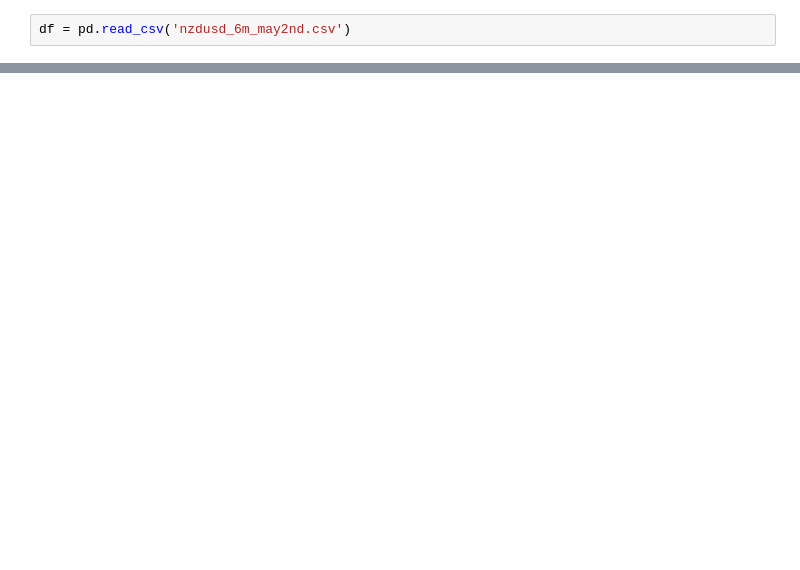
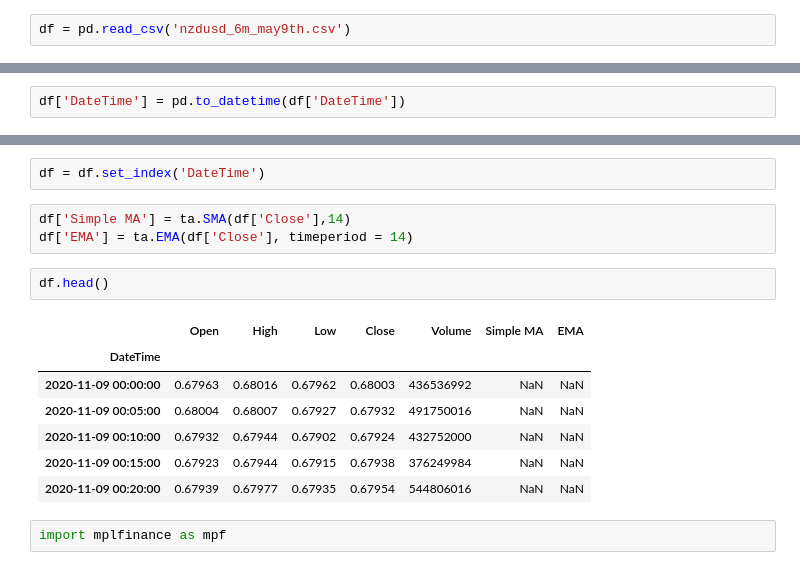
Before and after one commit to neelfx/Darwinex, a Jupyter notebook: Darwinex_NZDUSD.ipynb, the cells around one changed output, grey strips where cells are left out. Saved outputs shown, nothing was run; the diff lists cells and outputs as text; blank space fills up the shorter version.

```diff
--- a/Darwinex_NZDUSD.ipynb
+++ b/Darwinex_NZDUSD.ipynb
@@ -30,2 +7,2 @@ import numpy as np
 # %%
-df = pd.read_csv('nzdusd_6m_may2nd.csv')
+df = pd.read_csv('nzdusd_6m_may9th.csv')
@@ -31,0 +34,2 @@ df = pd.read_csv('nzdusd_6m_may2nd.csv')
+# %%
+df['DateTime'] = pd.to_datetime(df['DateTime'])
@@ -31,0 +61,17 @@ df = pd.read_csv('nzdusd_6m_may2nd.csv')
+# %%
+df = df.set_index('DateTime')
+# %%
+df['Simple MA'] = ta.SMA(df['Close'],14)
+df['EMA'] = ta.EMA(df['Close'], timeperiod = 14)
+# %%
+df.head()
+# %% [output]
+|  | Open | High | Low | Close | Volume | Simple MA | EMA |
+| DateTime |  |  |  |  |  |  |  |
+| 2020-11-09 00:00:00 | 0.67963 | 0.68016 | 0.67962 | 0.68003 | 436536992 | NaN | NaN |
+| 2020-11-09 00:05:00 | 0.68004 | 0.68007 | 0.67927 | 0.67932 | 491750016 | NaN | NaN |
+| 2020-11-09 00:10:00 | 0.67932 | 0.67944 | 0.67902 | 0.67924 | 432752000 | NaN | NaN |
+| 2020-11-09 00:15:00 | 0.67923 | 0.67944 | 0.67915 | 0.67938 | 376249984 | NaN | NaN |
+| 2020-11-09 00:20:00 | 0.67939 | 0.67977 | 0.67935 | 0.67954 | 544806016 | NaN | NaN |
+# %%
+import mplfinance as mpf
```
Also changed, not shown: parts of 11 cells of this notebook.
